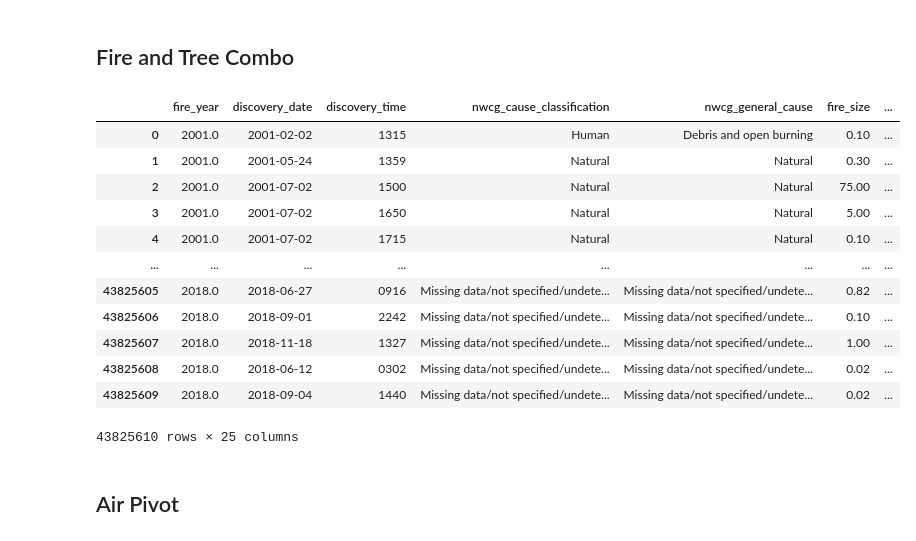
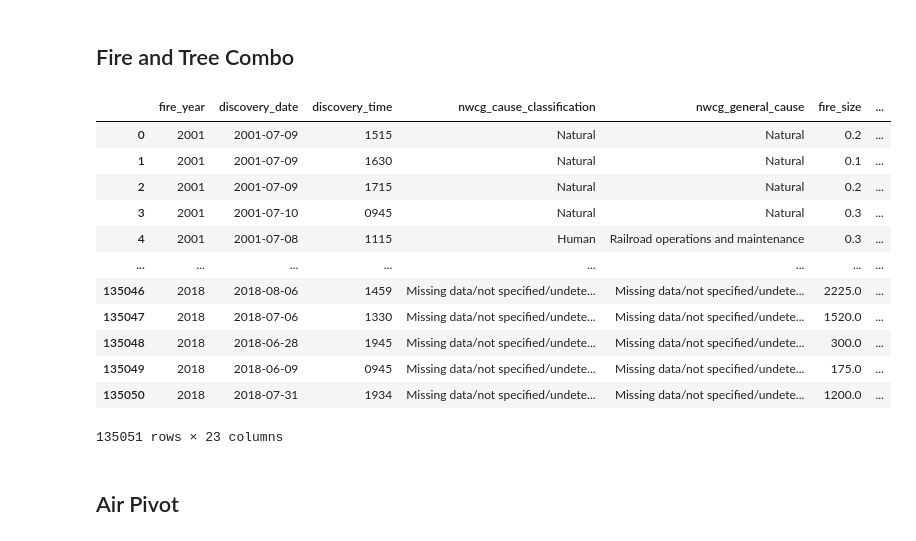
Before and after one commit to tkephart96/ca_wildfires, a Jupyter notebook: wrangle.ipynb, the cells around one changed output. Cells and saved outputs as stored; diff of their text form; code cells hidden in the pictures.

Commit message:
update wrangle with proper merges

```diff
--- a/wrangle.ipynb
+++ b/wrangle.ipynb
@@ -225,3 +178,7 @@ pt.head()
 pt.measurement_year.value_counts().sort_index().index.max(),pt.measurement_year.value_counts().sort_index().index.min()
 # %% [output]
 (2018, 2001)
+# %%
+# map easy categorical values to 1 and 0
+pt.tree_status_code_name = pt.tree_status_code_name.map({'Live tree':1,'Dead tree':0})
+pt.invasive_sampling_status_code_name = pt.invasive_sampling_status_code_name.map({'Invasive plant data collected on all accessible land conditions':1,'Not collecting invasive plant data':0})
@@ -227,0 +194,15 @@ pt.measurement_year.value_counts().sort_index().index.max(),pt.measurement_year.
+# %%
+# Performed 9 aggregations grouped on columns: 'measurement_year', 'tree_county_code'
+pt_group = pt.groupby(
+    ['measurement_year', 'tree_county_code']
+        ).agg(
+            elevation_mean=('elevation', 'mean'),
+            trees_per_acre_mean=('trees_per_acre_unadjusted', 'mean'),
+            most_common_water_source=('water_on_plot_code_name', lambda s: s.value_counts().index[0]),
+            most_common_species=('species_common_name', lambda s: s.value_counts().index[0]),
+            most_common_species_group=('species_group_code_name', lambda s: s.value_counts().index[0]),
+            height_mean=('total_height', 'mean'),
+            diameter_mean=('current_diameter', 'mean'),
+            percent_trees_alive=('tree_status_code_name', 'mean'),
+            percent_invasive_plant=('invasive_sampling_status_code_name', 'mean')
+            ).reset_index()
@@ -527,30 +490,30 @@ spt
 # %%
 fpt = None
 for year in range(2001,2019):
     # fire
     sm_fire = fire[fire.fire_year==year]
     # tree
-    sm_pt = pt[pt.measurement_year==year]
+    sm_pt = pt_group[pt_group.measurement_year==year]
     sm_pt = sm_pt.dropna()
     # fire tree combine
-    sm_fpt = pd.merge(left=sm_fire,right=sm_pt,how='right',left_on='county_code',right_on='tree_county_code')
+    sm_fpt = pd.merge(left=sm_fire,right=sm_pt,how='left',left_on='county_code',right_on='tree_county_code')
     fpt = sm_fpt if fpt is None else pd.concat([fpt,sm_fpt],ignore_index=True)
 fpt.discovery_date = fpt.discovery_date.astype('datetime64[ns]')
 fpt
 # %% [output]
 |  | fire_year | discovery_date | discovery_time | nwcg_cause_classification | nwcg_general_cause | fire_size | ... |
-| 0 | 2001.0 | 2001-02-02 | 1315 | Human | Debris and open burning | 0.10 | ... |
-| 1 | 2001.0 | 2001-05-24 | 1359 | Natural | Natural | 0.30 | ... |
-| 2 | 2001.0 | 2001-07-02 | 1500 | Natural | Natural | 75.00 | ... |
-| 3 | 2001.0 | 2001-07-02 | 1650 | Natural | Natural | 5.00 | ... |
-| 4 | 2001.0 | 2001-07-02 | 1715 | Natural | Natural | 0.10 | ... |
+| 0 | 2001 | 2001-07-09 | 1515 | Natural | Natural | 0.2 | ... |
+| 1 | 2001 | 2001-07-09 | 1630 | Natural | Natural | 0.1 | ... |
+| 2 | 2001 | 2001-07-09 | 1715 | Natural | Natural | 0.2 | ... |
+| 3 | 2001 | 2001-07-10 | 0945 | Natural | Natural | 0.3 | ... |
+| 4 | 2001 | 2001-07-08 | 1115 | Human | Railroad operations and maintenance | 0.3 | ... |
 | ... | ... | ... | ... | ... | ... | ... | ... |
-| 43825605 | 2018.0 | 2018-06-27 | 0916 | Missing data/not specified/undete... | Missing data/not specified/undete... | 0.82 | ... |
-| 43825606 | 2018.0 | 2018-09-01 | 2242 | Missing data/not specified/undete... | Missing data/not specified/undete... | 0.10 | ... |
-| 43825607 | 2018.0 | 2018-11-18 | 1327 | Missing data/not specified/undete... | Missing data/not specified/undete... | 1.00 | ... |
-| 43825608 | 2018.0 | 2018-06-12 | 0302 | Missing data/not specified/undete... | Missing data/not specified/undete... | 0.02 | ... |
-| 43825609 | 2018.0 | 2018-09-04 | 1440 | Missing data/not specified/undete... | Missing data/not specified/undete... | 0.02 | ... |
+| 135046 | 2018 | 2018-08-06 | 1459 | Missing data/not specified/undete... | Missing data/not specified/undete... | 2225.0 | ... |
+| 135047 | 2018 | 2018-07-06 | 1330 | Missing data/not specified/undete... | Missing data/not specified/undete... | 1520.0 | ... |
+| 135048 | 2018 | 2018-06-28 | 1945 | Missing data/not specified/undete... | Missing data/not specified/undete... | 300.0 | ... |
+| 135049 | 2018 | 2018-06-09 | 0945 | Missing data/not specified/undete... | Missing data/not specified/undete... | 175.0 | ... |
+| 135050 | 2018 | 2018-07-31 | 1934 | Missing data/not specified/undete... | Missing data/not specified/undete... | 1200.0 | ... |
-43825610 rows × 25 columns
+135051 rows × 23 columns
 # %% [markdown]
 ## Air Pivot
 # %%
```
Also changed, not shown: parts of 27 cells of this notebook, 2 other files.
